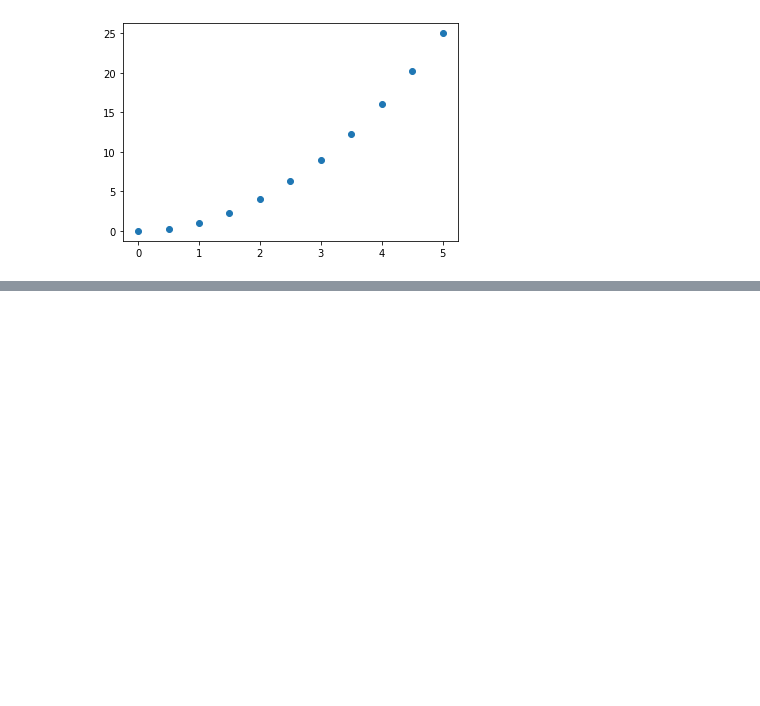
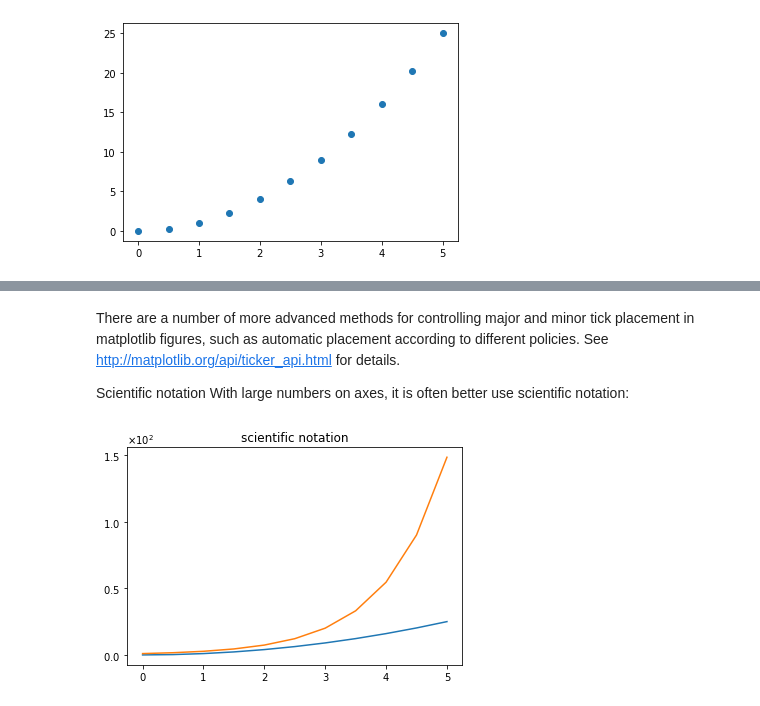
Before and after one commit to Atik1000/Machine-Learning-with-Python-Zero-to-GBMs, a Jupyter notebook: 4. Matplotlib/Matplotlib_Concepts_Lecture.ipynb, the cells around one changed output, grey strips where cells are left out. Drawn from its saved outputs; the diff is of its cells as text; code cells hidden in the pictures; blank space fills up the shorter version.

Commit message:
matplotlib advance

```diff
--- a/4. Matplotlib/Matplotlib_Concepts_Lecture.ipynb
+++ b/4. Matplotlib/Matplotlib_Concepts_Lecture.ipynb
@@ -387,0 +418,20 @@ http://scipy-lectures.github.io/matplotlib/matplotlib.html - Another good matplo
+# %% [markdown]
+There are a number of more advanced methods for controlling major and minor tick placement in matplotlib figures, such as automatic placement according to different policies. See http://matplotlib.org/api/ticker_api.html for details.
+
+Scientific notation
+With large numbers on axes, it is often better use scientific notation:
+# %%
+fig, ax = plt.subplots(1, 1)
+
+ax.plot(x, x**2, x, np.exp(x))
+ax.set_title("scientific notation")
+
+ax.set_yticks([0, 50, 100, 150])
+
+from matplotlib import ticker
+formatter = ticker.ScalarFormatter(useMathText=True)
+formatter.set_scientific(True)
+formatter.set_powerlimits((-1,1))
+ax.yaxis.set_major_formatter(formatter)
+# %% [output]
+[figure, added]
```
Also changed, not shown: parts of 53 cells of this notebook, 1 other file.
